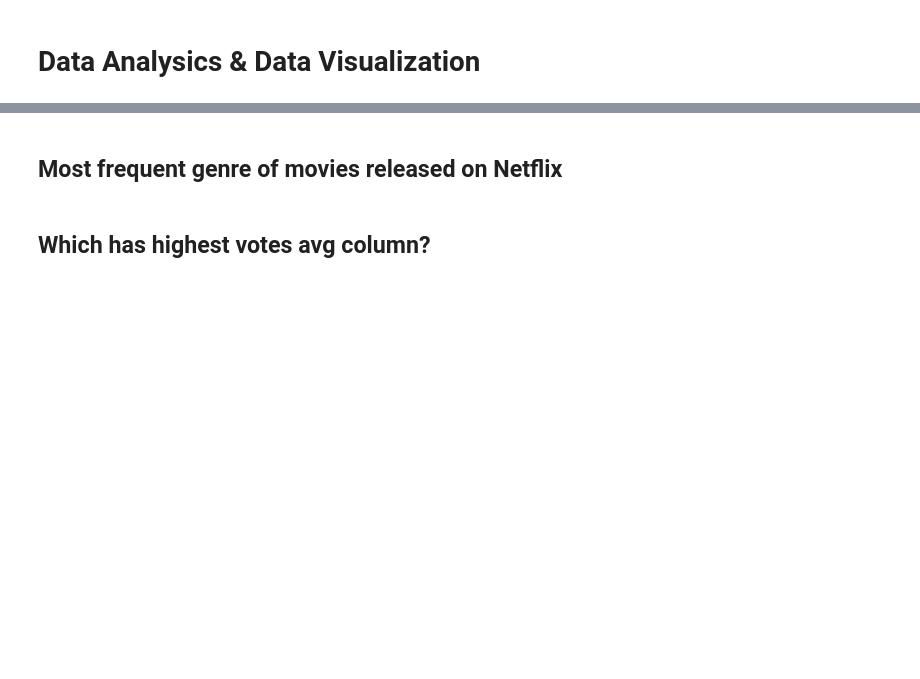
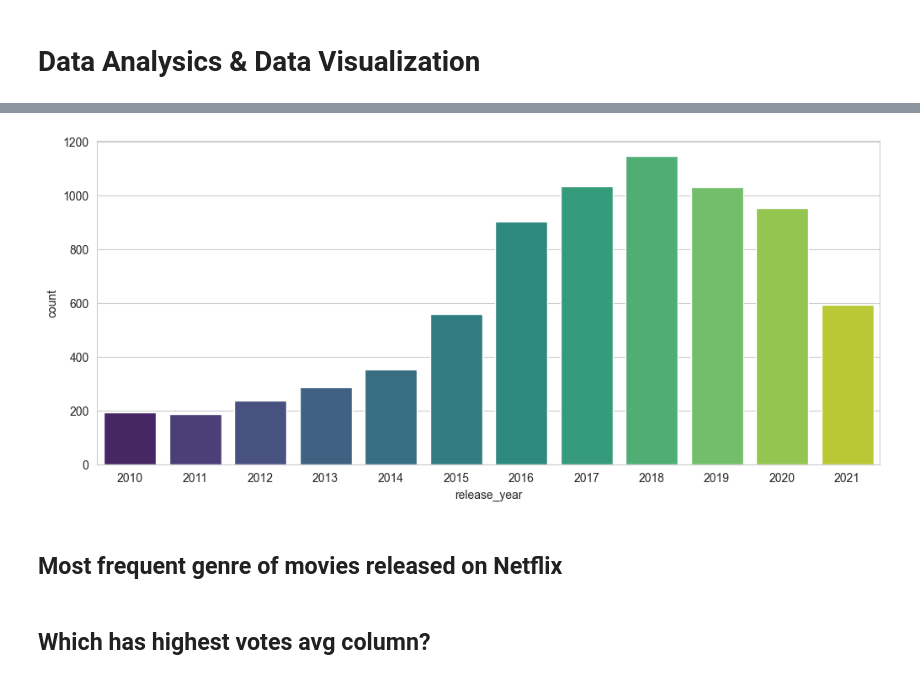
Before and after one commit to AftabQuant/Data-Analysis-Project, a Jupyter notebook: Netflix Analysis Project With Dashboard/Netflix Movie Data Analysis.ipynb, the cells around one changed output, grey strips where cells are left out. Cells and saved outputs as stored; diff of their text form; code cells hidden in the pictures; blank space fills up the shorter version.

```diff
--- a/Netflix Analysis Project With Dashboard/Netflix Movie Data Analysis.ipynb
+++ b/Netflix Analysis Project With Dashboard/Netflix Movie Data Analysis.ipynb
@@ -156,3 +163,13 @@ plt.show()
+# %%
+top_moviereleasedyear = df["release_year"].value_counts().head(12)
+top_moviereleasedyear = top_moviereleasedyear.reset_index()
+top_moviereleasedyear.columns = ["release_year", 'count']
+
+plt.figure(figsize=(12,5))
+sns.barplot(data = top_moviereleasedyear, x = "release_year", y="count", palette='viridis')
+plt.show()
+# %% [output]
+[figure, added]
 # %% [markdown]
 ## Most frequent genre of movies released on Netflix
 # %%
```
Also changed, not shown: parts of 8 cells of this notebook.
